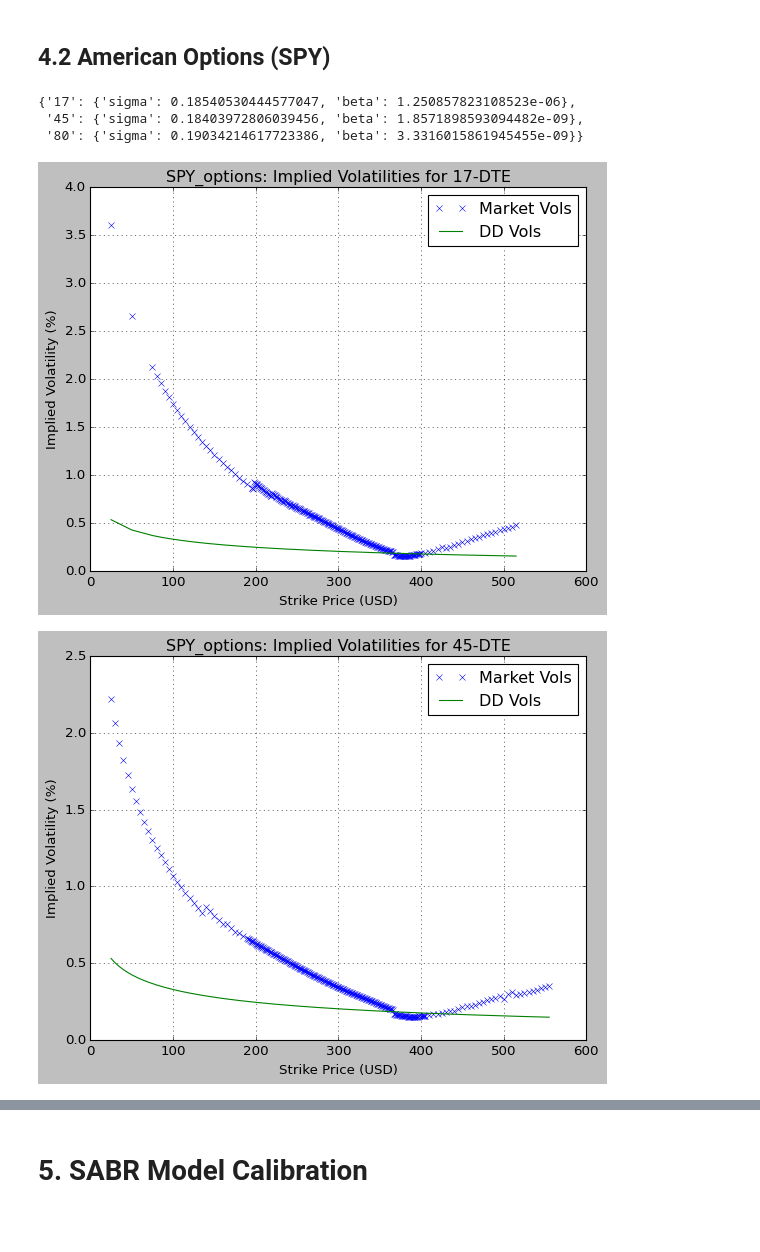
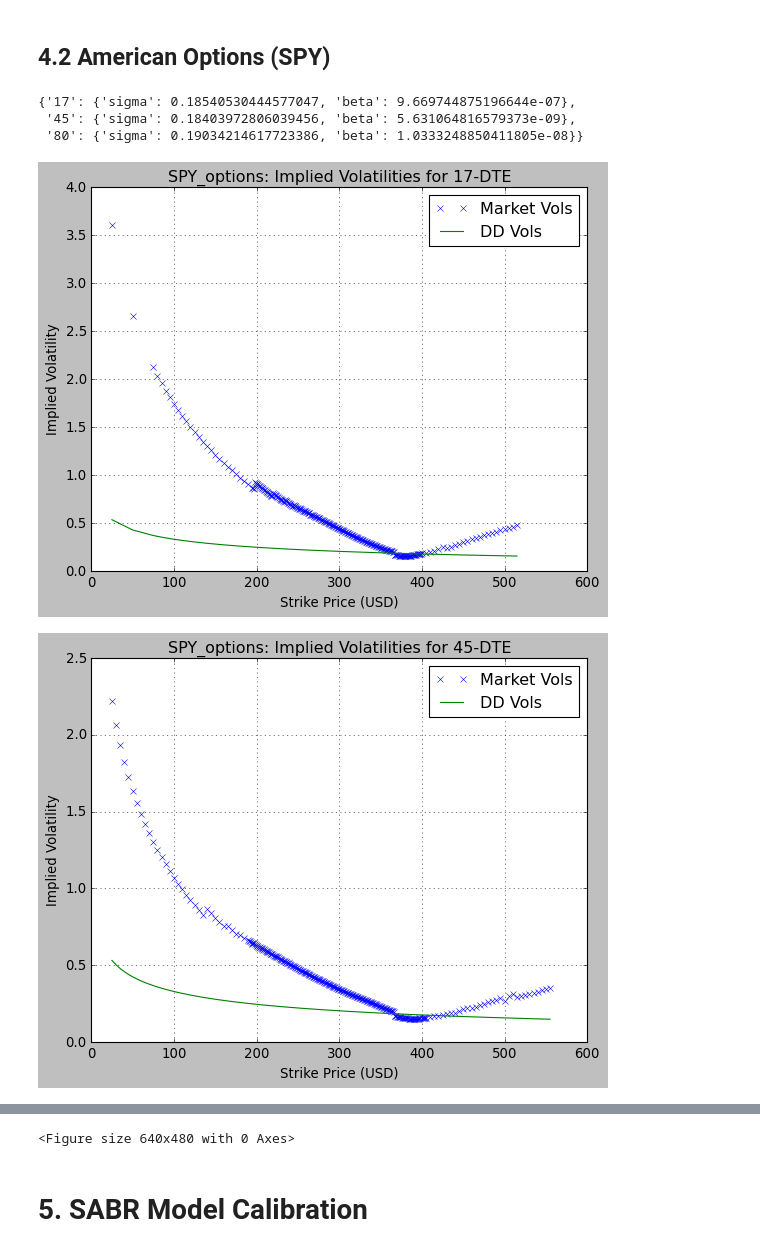
Before and after one commit to andreignatius/stochastic-calculus, a Jupyter notebook: model_calibration/model_calibration.ipynb, the cells around one changed output, grey strips where cells are left out. Drawn from its saved outputs; the diff is of its cells as text; code cells hidden in the pictures; blank space fills up the shorter version.

Commit message:
use interp for beta, add plt savefig

```diff
--- a/model_calibration/model_calibration.ipynb
+++ b/model_calibration/model_calibration.ipynb
@@ -175,13 +179,14 @@ DD_params_by_dte_dict = {}
 
 for day_to_expiry, df_vol in implied_vol_dict_spx.items():
   # sigma
-  sigma_put = df_vol[df_vol['options_type'] == 'put'].iloc[-1].impliedvol
-  sigma_call = df_vol[df_vol['options_type'] == 'call'].iloc[0].impliedvol
-  sigma = 0.5 * (sigma_put + sigma_call)
+  #sigma_put = df_vol[df_vol['options_type'] == 'put'].iloc[-1].impliedvol
+  #sigma_call = df_vol[df_vol['options_type'] == 'call'].iloc[0].impliedvol
+  #sigma = 0.5 * (sigma_put + sigma_call)
   # others
   rates = df_rates_processed.loc[int(day_to_expiry)]['rate_decimal']
   T = float(day_to_expiry) / 365
   S = S_SPX
+  sigma = np.interp(S,df_vol.iloc[:, 0],df_vol.iloc[:, 1])
 
   initial_guess = [0.96] # beta
   res = least_squares(lambda x: calculate_DD_vol_err(x,
@@ -226,10 +231,10 @@ for day_to_expiry, df_vol in implied_vol_dict_spx.items():
   plt.title('SPX_options: Implied Volatilities for {}-DTE'.format(day_to_expiry))
   plt.plot(df_vol['strike'], df_vol['impliedvol'], 'x', label='Market Vols')
   plt.plot(df_vol['strike'], ddvols, label='DD Vols')
-
   plt.grid()
   plt.xlabel('Strike Price (USD)')
-  plt.ylabel('Implied Volatility (%)')
+  plt.ylabel('Implied Volatility')
   plt.legend()
   plt.show()
+  plt.savefig(f'spx_options_{day_to_expiry}_dd_vols.jpeg')
 # %% [output]
@@ -266,40 +272,41 @@ for day_to_expiry, df_vol in implied_vol_dict_spy.items():
                                            'beta': res.x[0] }
 DD_params_by_dte_dict
 # %% [output]
-{'17': {'sigma': 0.18540530444577047, 'beta': 1.250857823108523e-06},
- '45': {'sigma': 0.18403972806039456, 'beta': 1.8571898593094482e-09},
- '80': {'sigma': 0.19034214617723386, 'beta': 3.3316015861945455e-09}}
+{'17': {'sigma': 0.18540530444577047, 'beta': 9.669744875196644e-07},
+ '45': {'sigma': 0.18403972806039456, 'beta': 5.631064816579373e-09},
+ '80': {'sigma': 0.19034214617723386, 'beta': 1.0333248850411805e-08}}
 # %%
 for day_to_expiry, df_vol in implied_vol_dict_spy.items():
   # sigma
   sigma_put = df_vol[df_vol['options_type'] == 'put'].iloc[-1].impliedvol
   sigma_call = df_vol[df_vol['options_type'] == 'call'].iloc[0].impliedvol
   sigma = 0.5 * (sigma_put + sigma_call)
 
   rates = df_rates_processed.loc[int(day_to_expiry)]['rate_decimal']
   T = float(day_to_expiry) / 365
   params = DD_params_by_dte_dict[day_to_expiry]
   beta = params['beta']
 
   ddvols = []
   for i, K in enumerate(df_vol['strike']):
       option_type = df_vol['options_type'][i]
       if option_type == 'call':
         price = vanilla_option.displaced_diffusion_model(S, K, rates, sigma, T, beta).calculate_call_price()
       else:
         price = vanilla_option.displaced_diffusion_model(S, K, rates, sigma, T, beta).calculate_put_price()
       implied_vol = implied_volatility(S, K, rates, price, T, option_type)
       ddvols.append(implied_vol)
 
   plt.title('SPY_options: Implied Volatilities for {}-DTE'.format(day_to_expiry))
   plt.plot(df_vol['strike'], df_vol['impliedvol'], 'x', label='Market Vols')
   plt.plot(df_vol['strike'], ddvols, label='DD Vols')
 
   plt.grid()
   plt.xlabel('Strike Price (USD)')
-  plt.ylabel('Implied Volatility (%)')
+  plt.ylabel('Implied Volatility')
   plt.legend()
   plt.show()
+  plt.savefig(f'spy_options_{day_to_expiry}_dd_vols.jpeg')
 # %% [output]
-[figure, old version]
+[figure, new version]
-[figure, old version]
+[figure, new version]
@@ -307,3 +314,4 @@ for day_to_expiry, df_vol in implied_vol_dict_spy.items():
+<Figure size 640x480 with 0 Axes>
 # %% [markdown]
 # 5. SABR Model Calibration
 # %% [markdown]
```
Also changed, not shown: parts of 10 cells of this notebook.
